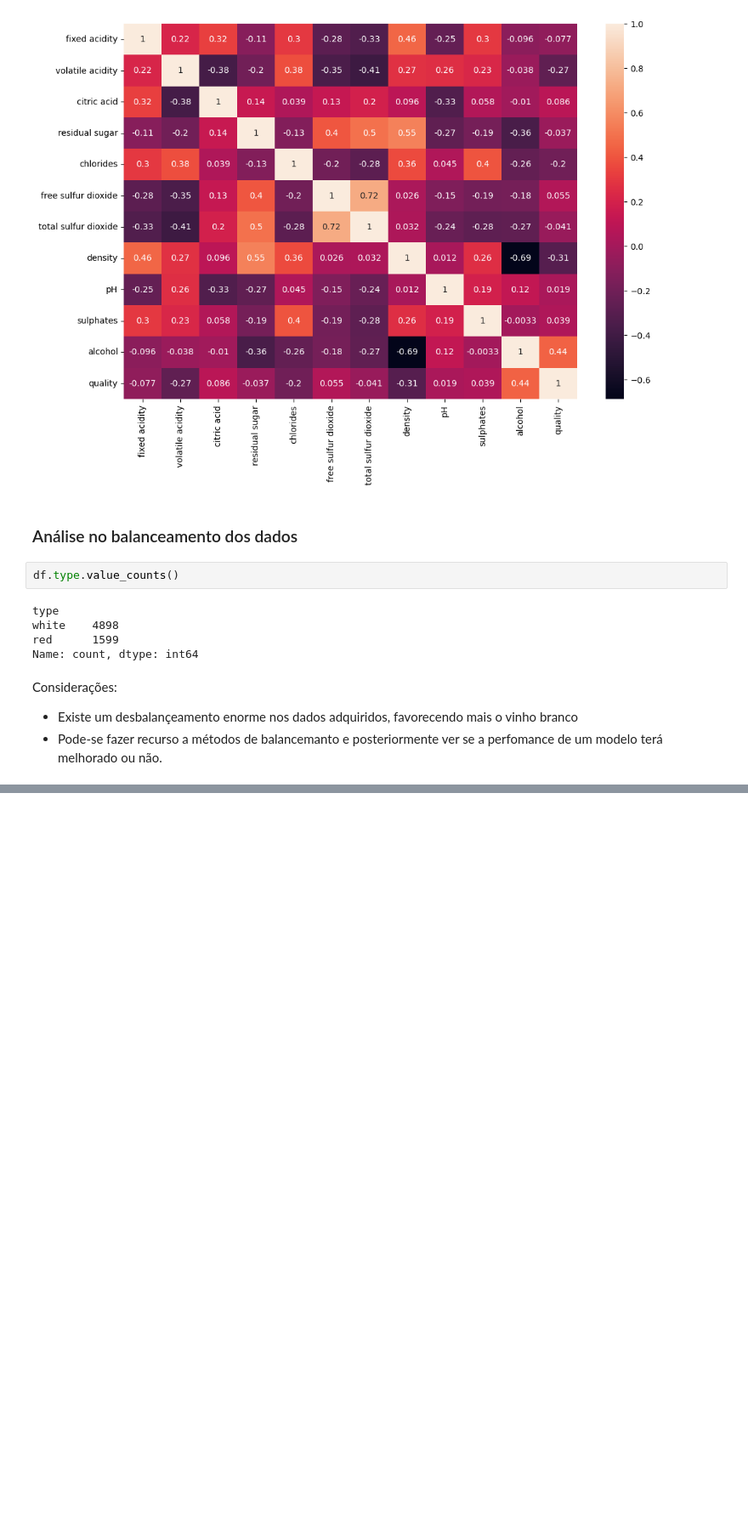
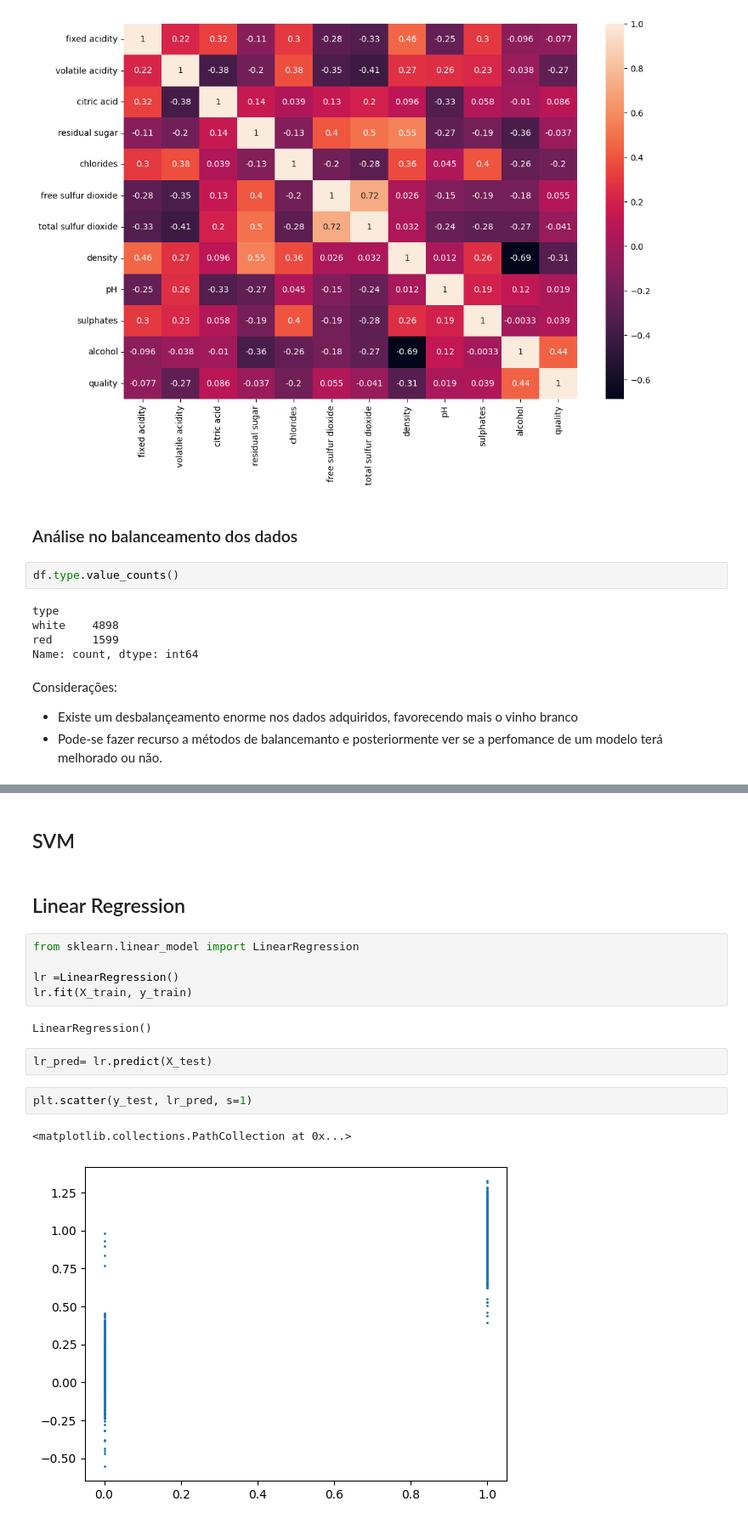
Before and after one commit to FranciscoGameiro2004/TSIW-IA-Vinhos, a Jupyter notebook: AI_Wine.ipynb, the cells around one changed output, grey strips where cells are left out. Shown: that part at 85% size. Saved outputs shown, nothing was run; the diff lists cells and outputs as text; blank space fills up the shorter version.

```diff
--- a/AI_Wine.ipynb
+++ b/AI_Wine.ipynb
@@ -162,0 +486,18 @@ Considerações:
+# %% [markdown]
+## SVM
+# %% [markdown]
+## Linear Regression
+# %%
+from sklearn.linear_model import LinearRegression
+
+lr =LinearRegression()
+lr.fit(X_train, y_train)
+# %% [output]
+LinearRegression()
+# %%
+lr_pred= lr.predict(X_test)
+# %%
+plt.scatter(y_test, lr_pred, s=1)
+# %% [output]
+<matplotlib.collections.PathCollection at 0x...>
+[figure, added]
```
Also changed, not shown: parts of 51 cells of this notebook.
